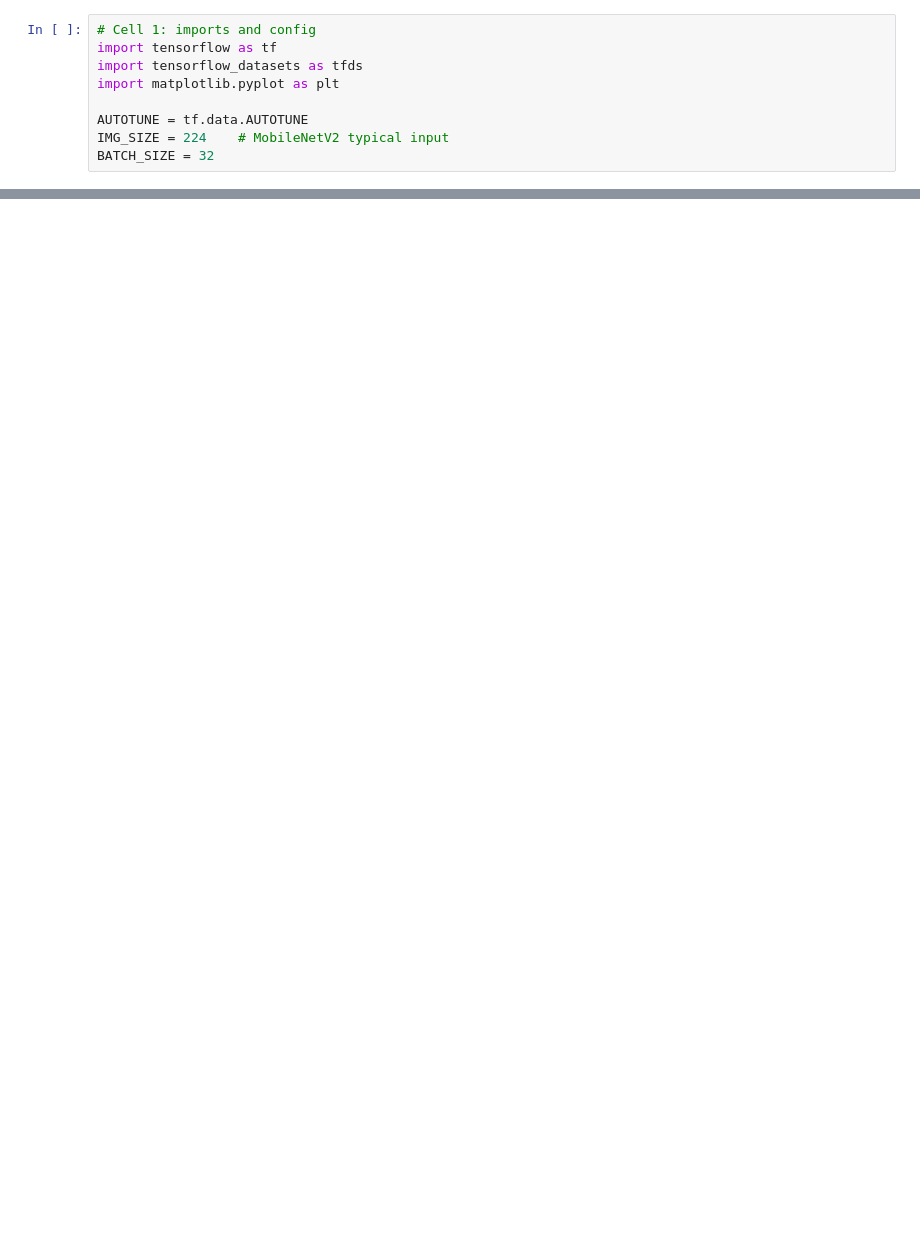
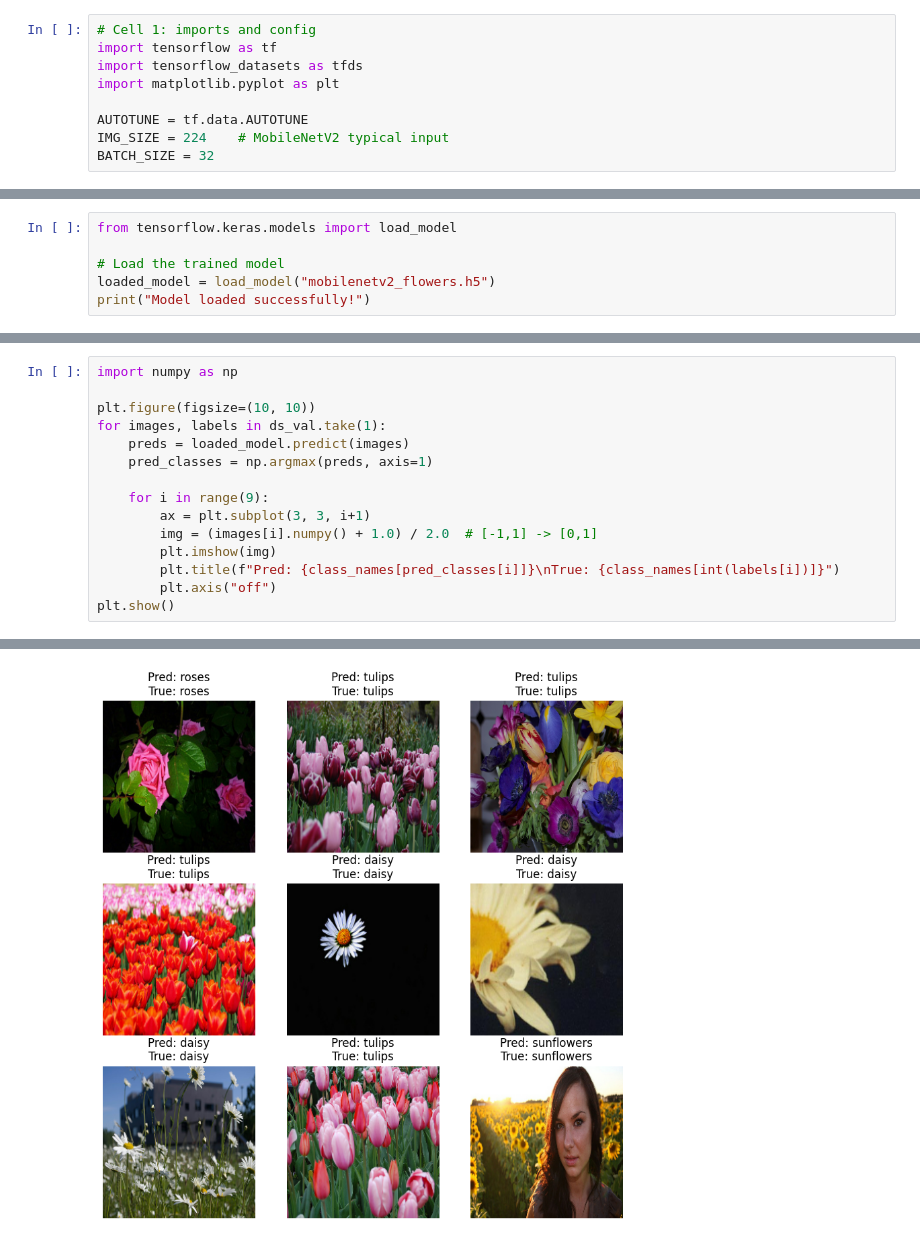
Before and after one commit to Jayrbsn/image-classification-transfer-learning, a Jupyter notebook: image_classification_transfer_learning.ipynb, the cells around one changed output, grey strips where cells are left out. Cells and saved outputs as stored; diff of their text form; blank space fills up the shorter version.

Commit message:
Fully trained

```diff
--- a/image_classification_transfer_learning.ipynb
+++ b/image_classification_transfer_learning.ipynb
@@ -54,0 +184,6 @@ for images, labels in ds_train.take(1):
+# %%
+from tensorflow.keras.models import load_model
+
+# Load the trained model
+loaded_model = load_model("mobilenetv2_flowers.h5")
+print("Model loaded successfully!")
@@ -54,0 +193,16 @@ for images, labels in ds_train.take(1):
+# %%
+import numpy as np
+
+plt.figure(figsize=(10, 10))
+for images, labels in ds_val.take(1):
+    preds = loaded_model.predict(images)
+    pred_classes = np.argmax(preds, axis=1)
+
+    for i in range(9):
+        ax = plt.subplot(3, 3, i+1)
+        img = (images[i].numpy() + 1.0) / 2.0  # [-1,1] -> [0,1]
+        plt.imshow(img)
+        plt.title(f"Pred: {class_names[pred_classes[i]]}\nTrue: {class_names[int(labels[i])]}")
+        plt.axis("off")
+plt.show()
+# %% [output]
@@ -54,0 +210 @@ for images, labels in ds_train.take(1):
+[figure, added]
```
Also changed, not shown: parts of 12 cells of this notebook.
